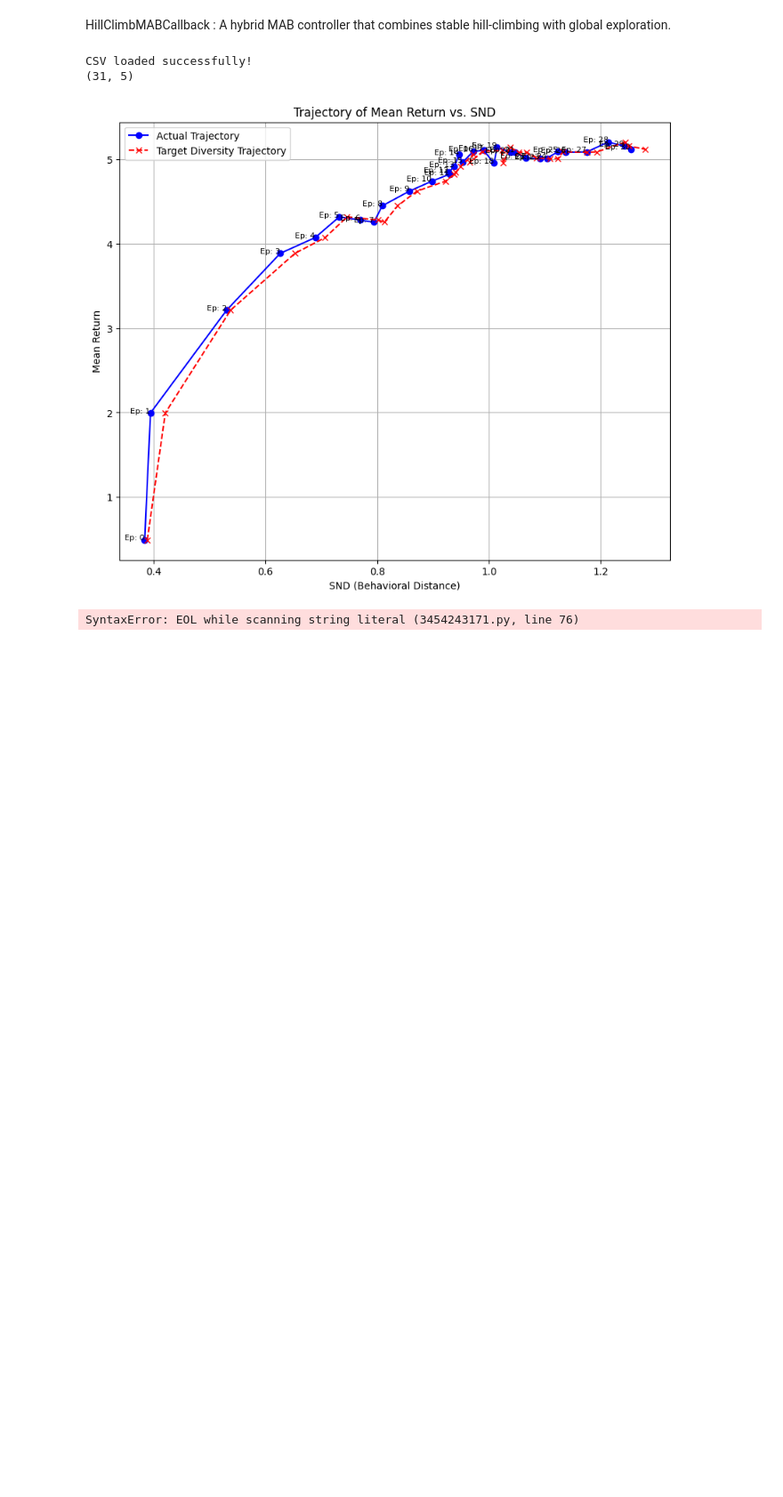
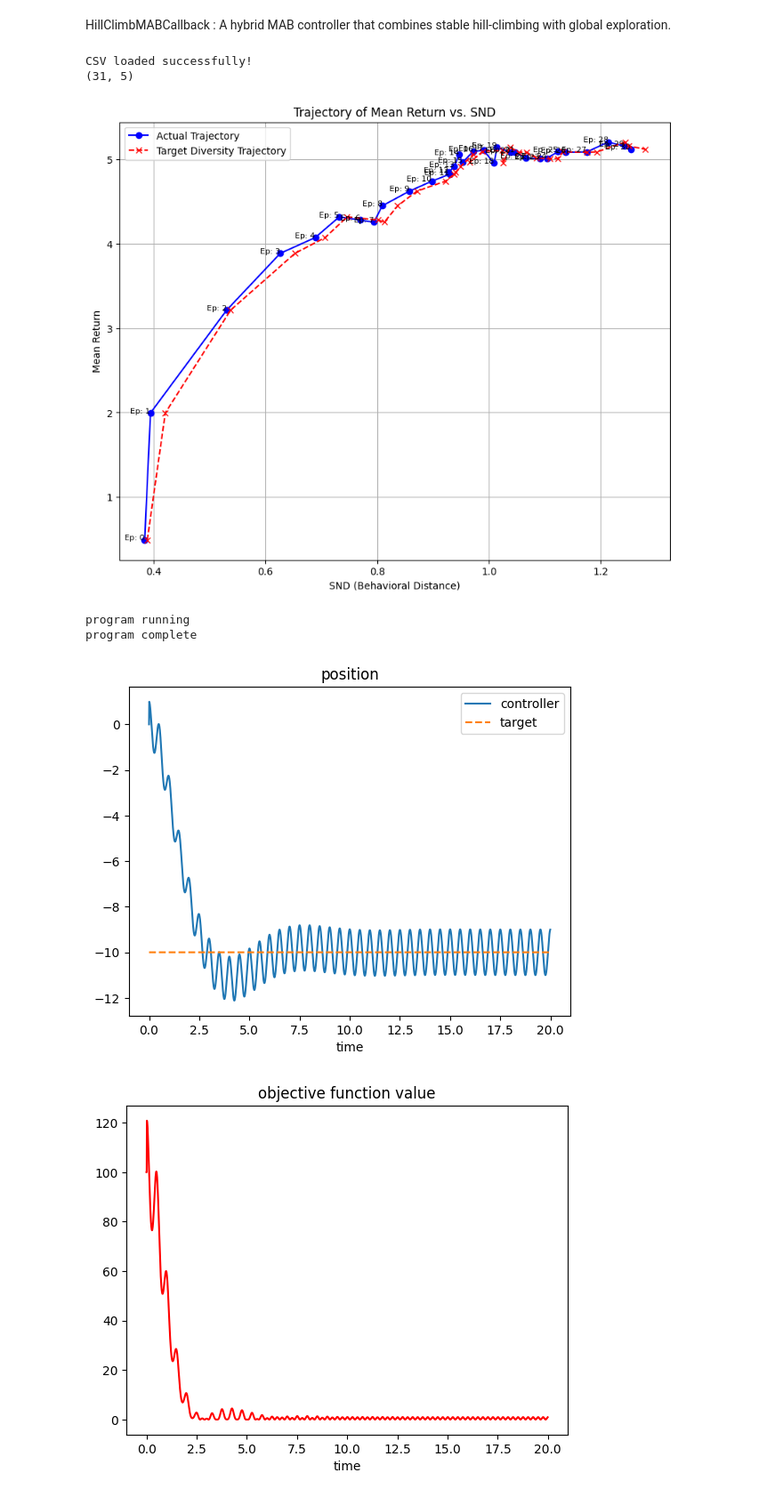
Before and after one commit to exalabs-umass-lowell/AD2C-Adaptive-Divesity-Control, a Jupyter notebook: AD2C/work.ipynb, the cells around one changed output. Shown at 89% size. Saved outputs shown, nothing was run; the diff lists cells and outputs as text; code cells hidden in the pictures; blank space fills up the shorter version.

```diff
--- a/AD2C/work.ipynb
+++ b/AD2C/work.ipynb
@@ -143,8 +143,8 @@ uhat = np.zeros(len(time)) #value after integration
 u = np.zeros(len(time))  #control outputs of ES control (position)
 
 #initial conditions
-u[0] = 10 #choosing an initial condition - in this case its a position at these many units away from the origin
-u_target = 0
+u[0] = 0 #choosing an initial condition - in this case its a position at these many units away from the origin
+u_target = -10
 J[0] = (u[0] - u_target)**2
 sigma[0] = u[0]
 psi[0] = u[0]
@@ -156,7 +156,7 @@ f = 2 #frequency of probe, in Hz
 c = -1 #gain on the integrator
 lpf = 1 #lowpass filter critical frequency
 hpf = 1 #highpass filter critical frequency
-a = 0.25 #amplitude of the probe
+a = 1 #amplitude of the probe
 
 #J = np.append(J,1)
 print("program running")
@@ -176,31 +176,34 @@ for i in range(0,len(time)):
             sigma[i-1], psi[i-1], gamma[i-1], uhat[i-1])
 
         #store values for next timestep
         u[i] = uk
         sigma[i] = sigmak
         psi[i] = psik
         gamma[i] = gammak
         uhat[i] = uhatk
         #print("----------------------------")
 
 print("program complete")
 
 target = np.ones(len(u))*u_target;
 
 #this is the output of the ES controller
 fig1 = plt.figure(1)
 plt.plot(time,u,label="controller")
 plt.plot(time,target,'--',label="target")
 plt.title('position')
 plt.xlabel('time')
 plt.legend()
 fig1.savefig('ES_basic.png')
 
 plt.figure(2)
 plt.plot(time,J,'r')
 plt.title('objective function value')
 plt.xlabel('time')
 
 plt.show()
 # %% [output]
-SyntaxError: EOL while scanning string literal (3454243171.py, line 76)
+program running
+program complete
+[figure, added]
+[figure, added]
```
Also changed, not shown: parts of 2 cells of this notebook, 5 other files.
